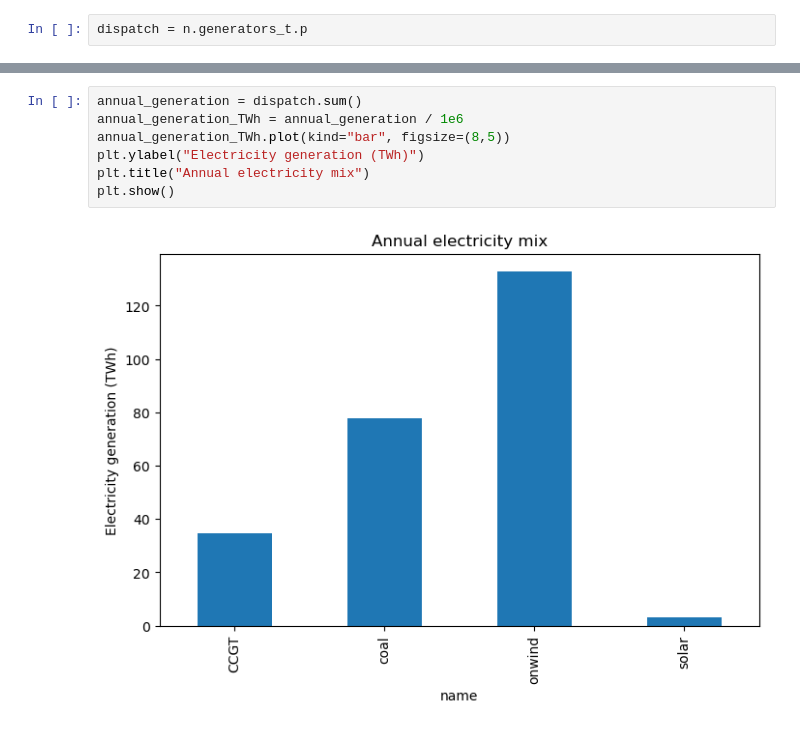
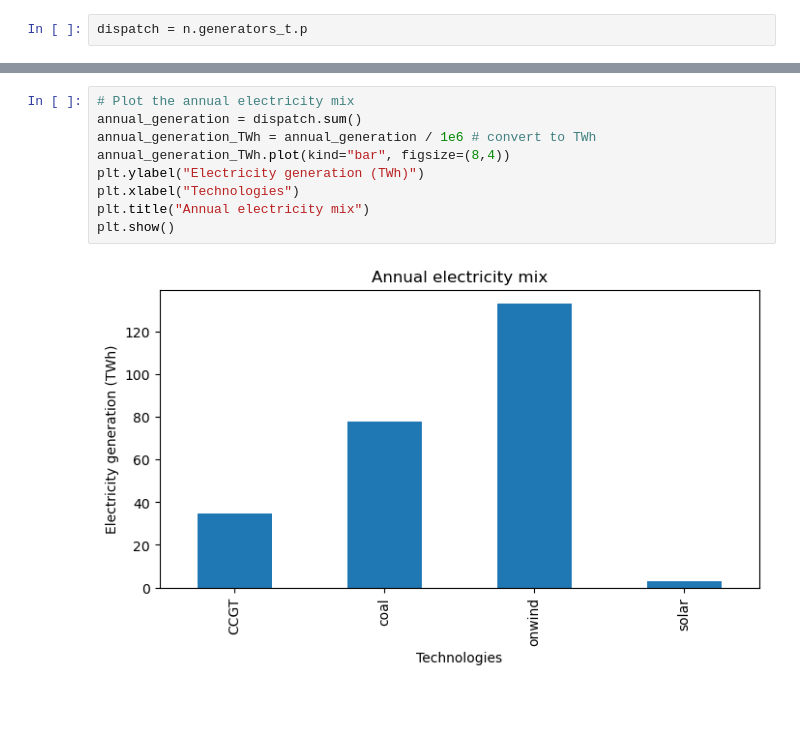
Before and after one commit to martaibaiao/integrated-energy-grids_project, a Jupyter notebook: project_part1.ipynb, the cells around one changed output, grey strips where cells are left out. Drawn from its saved outputs; the diff is of its cells as text; blank space fills up the shorter version.

```diff
--- a/project_part1.ipynb
+++ b/project_part1.ipynb
@@ -303,9 +308,11 @@ plt.show()
 # %%
+# Plot the annual electricity mix
 annual_generation = dispatch.sum()
-annual_generation_TWh = annual_generation / 1e6
-annual_generation_TWh.plot(kind="bar", figsize=(8,5))
+annual_generation_TWh = annual_generation / 1e6 # convert to TWh
+annual_generation_TWh.plot(kind="bar", figsize=(8,4))
 plt.ylabel("Electricity generation (TWh)")
+plt.xlabel("Technologies")
 plt.title("Annual electricity mix")
 plt.show()
 # %% [output]
-[figure, old version]
+[figure, new version]
```
Also changed, not shown: parts of 11 cells of this notebook.
